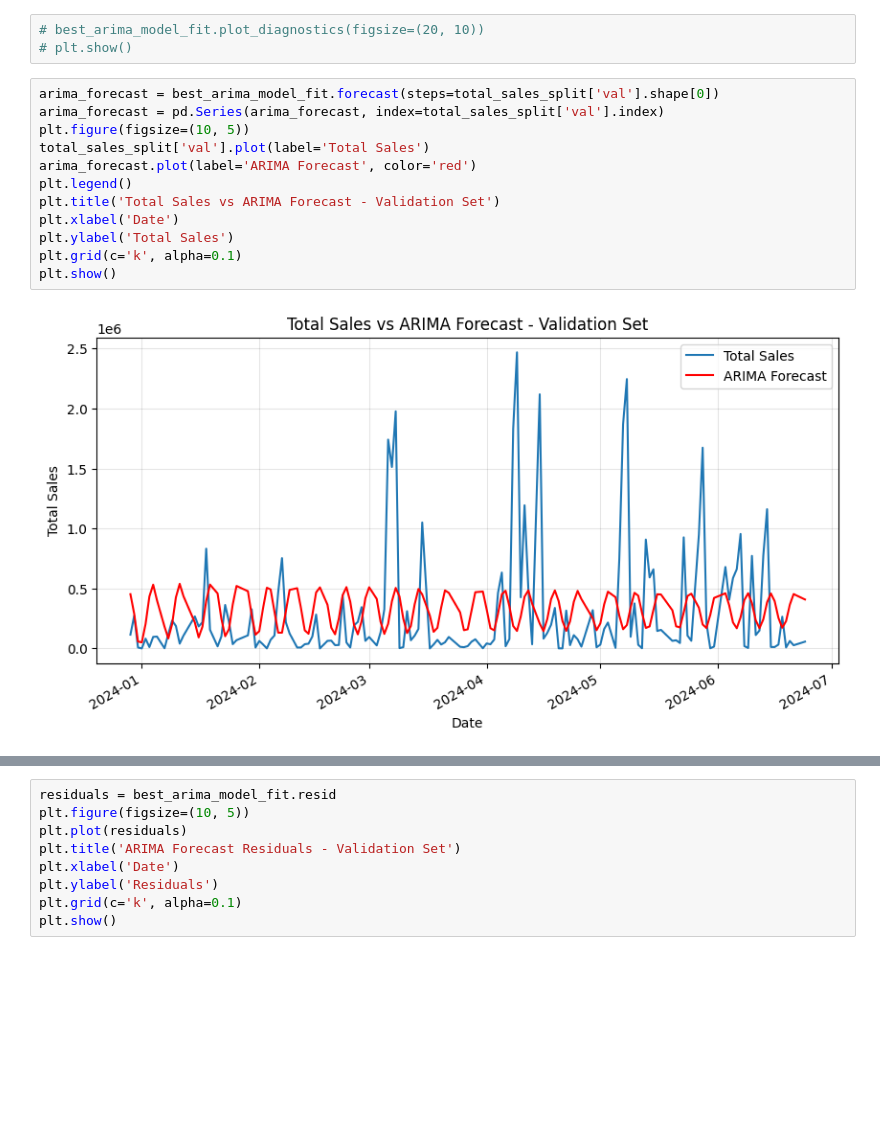
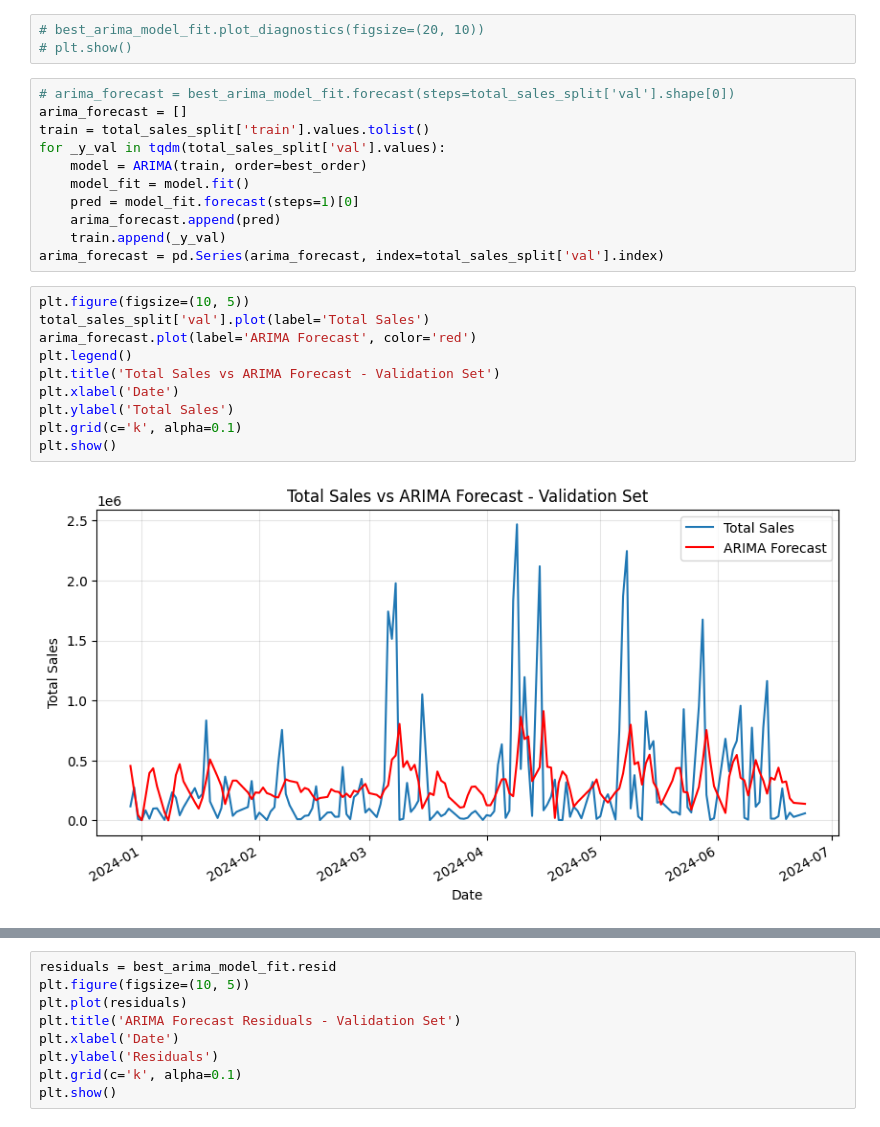
Before and after one commit to iagodantasf/a3_desafio_2, a Jupyter notebook: notebooks/forecast_total.ipynb, the cells around one changed output, grey strips where cells are left out. Saved outputs shown, nothing was run; the diff lists cells and outputs as text; blank space fills up the shorter version.

Commit message:
ARIMA improvement

```diff
--- a/notebooks/forecast_total.ipynb
+++ b/notebooks/forecast_total.ipynb
@@ -178,20 +178,29 @@ Warnings:
 # %%
 # best_arima_model_fit.plot_diagnostics(figsize=(20, 10))
 # plt.show()
+# %%
+# arima_forecast = best_arima_model_fit.forecast(steps=total_sales_split['val'].shape[0])
+arima_forecast = []
+train = total_sales_split['train'].values.tolist()
+for _y_val in tqdm(total_sales_split['val'].values):
+    model = ARIMA(train, order=best_order)
+    model_fit = model.fit()
+    pred = model_fit.forecast(steps=1)[0]
+    arima_forecast.append(pred)
+    train.append(_y_val)
+arima_forecast = pd.Series(arima_forecast, index=total_sales_split['val'].index)
 # %%
-arima_forecast = best_arima_model_fit.forecast(steps=total_sales_split['val'].shape[0])
-arima_forecast = pd.Series(arima_forecast, index=total_sales_split['val'].index)
 plt.figure(figsize=(10, 5))
 total_sales_split['val'].plot(label='Total Sales')
 arima_forecast.plot(label='ARIMA Forecast', color='red')
 plt.legend()
 plt.title('Total Sales vs ARIMA Forecast - Validation Set')
 plt.xlabel('Date')
 plt.ylabel('Total Sales')
 plt.grid(c='k', alpha=0.1)
 plt.show()
 # %% [output]
-[figure, old version]
+[figure, new version]
 # %%
 print('ARIMA Model Evaluation - Validation Set:')
 print(f"RMSE: {root_mean_squared_error(total_sales_split['val'].values, arima_forecast.values):.2f}")
```
Also changed, not shown: parts of 5 cells of this notebook.
